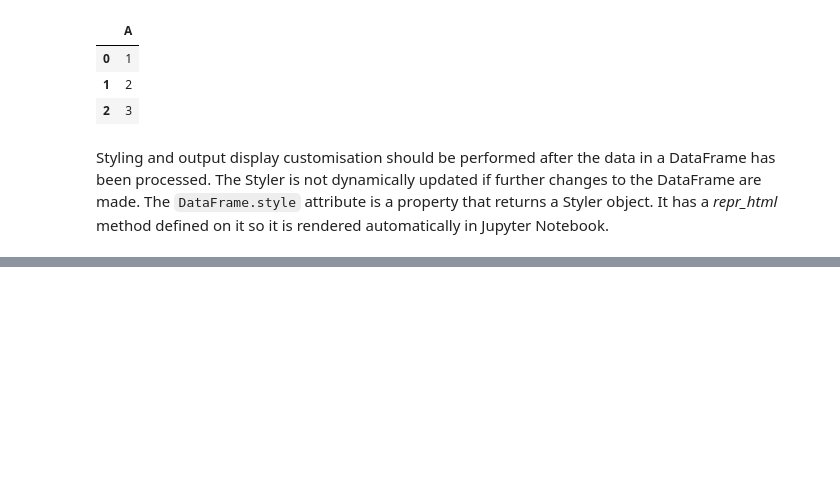
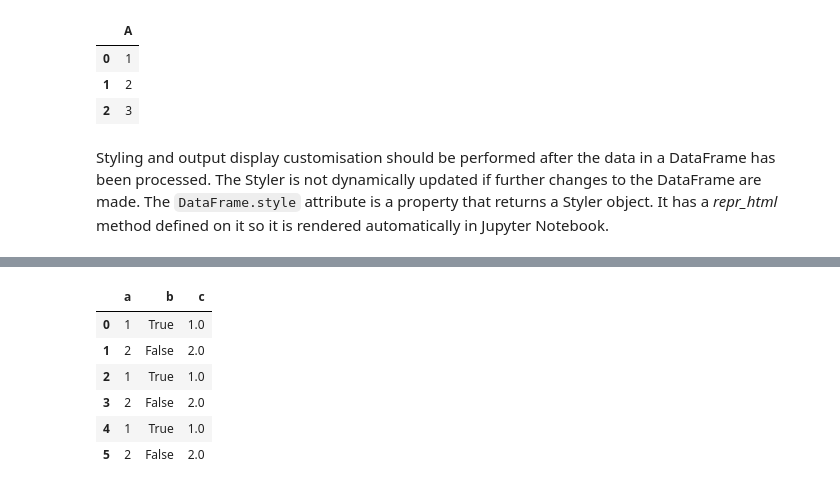
Before and after one commit to soyinkas1/PP0011_Books_Medium_Articles-Personal-Practice-Walkalong_Notebooks, a Jupyter notebook: 25 Pandas Functions You Didn't Know Existed.ipynb, the cells around one changed output, grey strips where cells are left out. Cells and saved outputs as stored; diff of their text form; code cells hidden in the pictures; blank space fills up the shorter version.

```diff
--- a/25 Pandas Functions You Didn't Know Existed.ipynb
+++ b/25 Pandas Functions You Didn't Know Existed.ipynb
@@ -500,0 +932,15 @@ Styling and output display customisation should be performed after the data in a
+# %%
+df = pd.DataFrame({
+    'a': [1, 2] * 3,
+    'b': [True, False] * 3,
+    'c': [1.0, 2.0] * 3
+})
+df
+# %% [output]
+|  | a | b | c |
+| 0 | 1 | True | 1.0 |
+| 1 | 2 | False | 2.0 |
+| 2 | 1 | True | 1.0 |
+| 3 | 2 | False | 2.0 |
+| 4 | 1 | True | 1.0 |
+| 5 | 2 | False | 2.0 |
```
Also changed, not shown: parts of 71 cells of this notebook, 6 other files.
